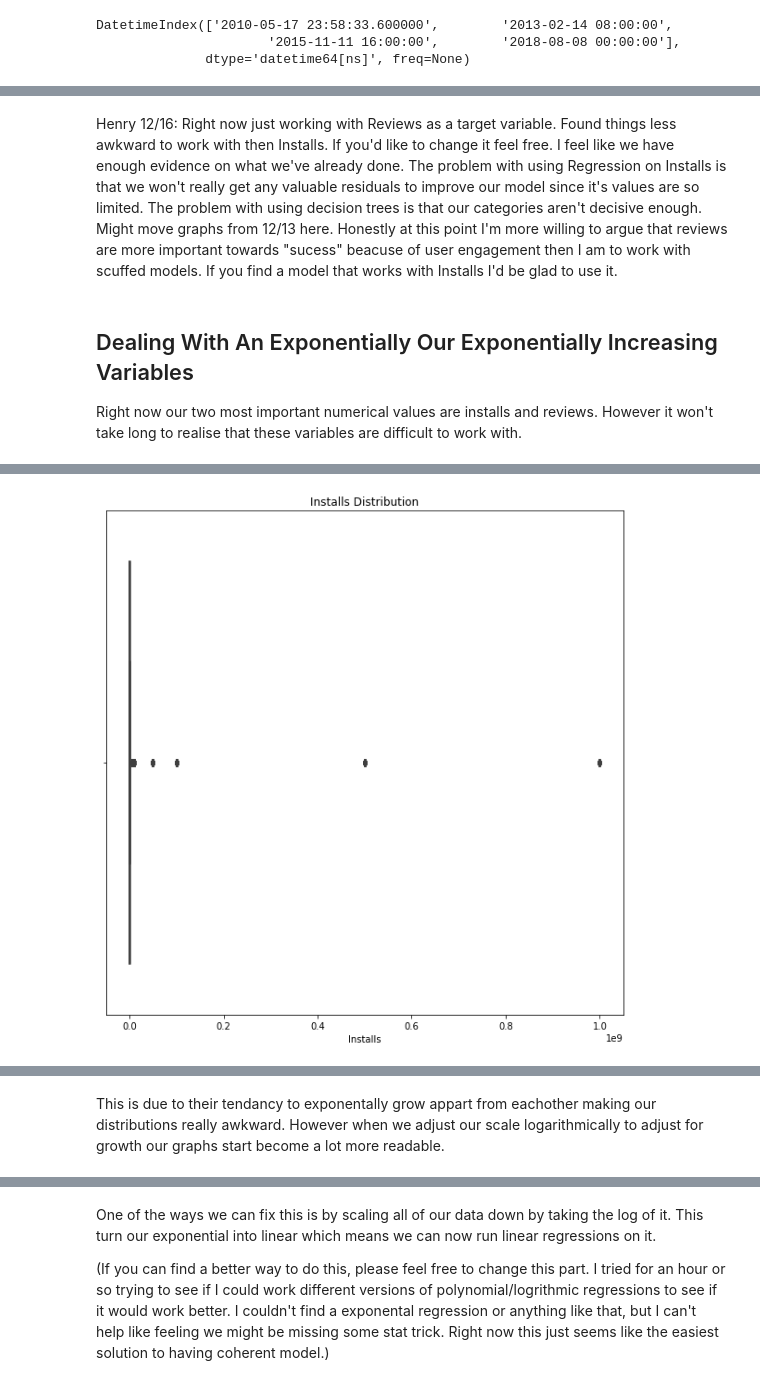
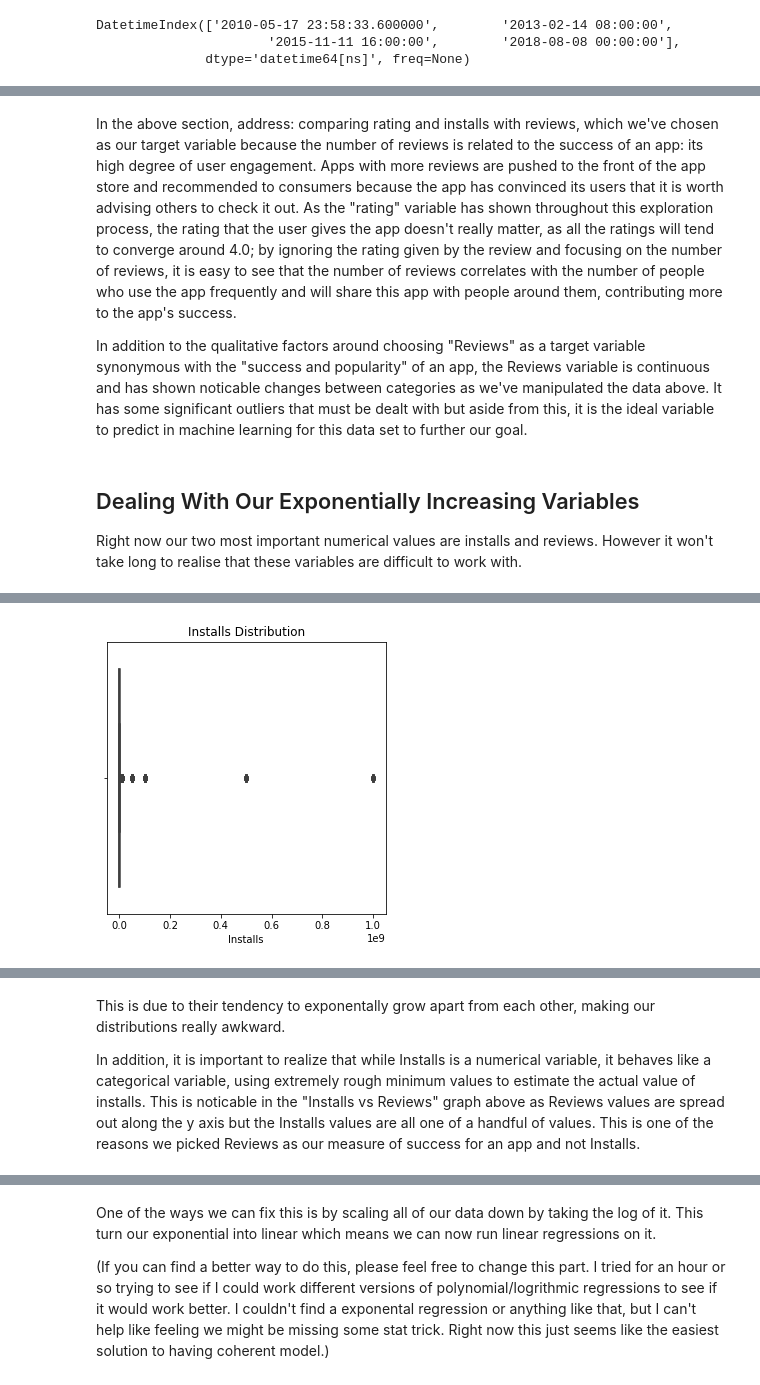
Before and after one commit to clabbott/app-data-analysis, a Jupyter notebook: FPT/Final_Proj_Tutorial.ipynb, the cells around one changed output, grey strips where cells are left out. Drawn from its saved outputs; the diff is of its cells as text; code cells hidden in the pictures.

```diff
--- a/FPT/Final_Proj_Tutorial.ipynb
+++ b/FPT/Final_Proj_Tutorial.ipynb
@@ -838,8 +842,8 @@ for price in dels:
     del num_dict[price]
 
 # Display Findings
+plt.rcParams["figure.figsize"] = (5,5)
 fig, ax = plt.subplots()
-plt.rcParams["figure.figsize"] = (10,10)
 y_pos = np.arange(len(num_dict.keys()))
 ax.set_yticks(y_pos)
 ax.set_yticklabels(num_dict.keys())
@@ -865,7 +869,6 @@ for index, row in df.iterrows():
 
 # Display Findings
 fig, ax = plt.subplots()
-plt.rcParams["figure.figsize"] = (10,10)
 y_pos = np.arange(len(num_dict.keys()))
 ax.set_yticks(y_pos)
 ax.set_yticklabels(num_dict.keys())
@@ -963,6 +966,7 @@ for i in np.arange(3):
     total_installs[i] = (total_installs[i]/(count*num[i])/TOTAL_INSTALLS) * 100
     total_ratings[i] = total_ratings[i]/(num[i])
 
+plt.rcParams["figure.figsize"] = (10,5)
 fig, ax = plt.subplots()
 plt.xlabel("Date Intervals")
 plt.title("Average Reviews per App as a Percentage of the App Store over Date Interval")
@@ -1078,4 +1081,42 @@ ml_df = ml_df.groupby(['App'], as_index=False).agg({'App': 'first', 'Category':
                                               'Genre_Productivity': 'sum', 'Genre_Social Networking': 'sum',
                                               'Genre_Utilities': 'sum'})
 ml_df = ml_df.sort_values(by = ['Installs'], ascending=False)
-ml_df.head()
+
+# Create dummy variables for category and remove column of strings
+dummy_df = pd.get_dummies(ml_df[["Category"]])
+ml_df = pd.concat([ml_df, dummy_df], axis=1)
+ml_df = ml_df.drop(["Category"], axis=1)
+
+# fix the double counting: if a dummy var has a 2, make it a 1
+for index, row in ml_df.iterrows():
+    if(row['Genre_Creativity']==2):
+        ml_df['Genre_Creativity'][index] = 1
+    if(row['Genre_Education']==2):
+        ml_df['Genre_Education'][index] = 1
+    if(row['Genre_Entertainment']==2):
+        ml_df['Genre_Entertainment'][index] = 1
+    if(row['Genre_Games']==2):
+        ml_df['Genre_Games'][index] = 1
+    if(row['Genre_Lifestyle']==2):
+        ml_df['Genre_Lifestyle'][index] = 1
+    if(row['Genre_Productivity']==2):
+        ml_df['Genre_Productivity'][index] = 1
+    if(row['Genre_Social Networking']==2):
+        ml_df['Genre_Social Networking'][index] = 1
+    if(row['Genre_Utilities']==2):
+        ml_df['Genre_Utilities'][index] = 1
+
+# Convert the "Last Updated" to an integer value so it can be understood by the regression model
+ml_df = ml_df.astype({'Last Updated': 'long'})
+
+# Convert the "Last Updated" to an integer value so it can be understood by the regression model
+ml_df = ml_df.astype({'Last Updated': 'long'})
+
+for index, row in ml_df.iterrows():
+    if(row['Is_Free']==True):
+        ml_df['Is_Free'][index] = 1
+    else:
+        ml_df['Is_Free'][index] = 0
+
+# We can also set a seed that we can return to, but I don't know why we'd need that.
+train, test = train_test_split(ml_df, test_size=0.3)
@@ -1096,10 +1132,13 @@ If our target variable is still "Success", we could try the buckets of reviews b
-# %% [markdown]
-Henry 12/16: Right now just working with Reviews as a target variable. Found things less awkward to work with then Installs. If you'd like to change it feel free. I feel like we have enough evidence on what we've already done. The problem with using Regression on Installs is that we won't really get any valuable residuals to improve our model since it's values are so limited. The problem with using decision trees is that our categories aren't decisive enough. Might move graphs from 12/13 here. Honestly at this point I'm more willing to argue that reviews are more important towards "sucess" beacuse of user engagement then I am to work with scuffed models. If you find a model that works with Installs I'd be glad to use it.
+# %% [markdown]
+In the above section, address: comparing rating and installs with reviews, which we've chosen as our target variable because the number of reviews is related to the success of an app: its high degree of user engagement. Apps with more reviews are pushed to the front of the app store and recommended to consumers because the app has convinced its users that it is worth advising others to check it out. As the "rating" variable has shown throughout this exploration process, the rating that the user gives the app doesn't really matter, as all the ratings will tend to converge around 4.0; by ignoring the rating given by the review and focusing on the number of reviews, it is easy to see that the number of reviews correlates with the number of people who use the app frequently and will share this app with people around them, contributing more to the app's success.
+
+In addition to the qualitative factors around choosing "Reviews" as a target variable synonymous with the "success and popularity" of an app, the Reviews variable is continuous and has shown noticable changes between categories as we've manipulated the data above. It has some significant outliers that must be dealt with but aside from this, it is the ideal variable to predict in machine learning for this data set to further our goal.
 # %% [markdown]
-## Dealing With An Exponentially Our Exponentially Increasing Variables
+## Dealing With Our Exponentially Increasing Variables
 
 Right now our two most important numerical values are installs and reviews. However it won't take long to realise that these variables are difficult to work with.
 # %%
+plt.rcParams["figure.figsize"] = (5,5)
 plt.xlabel("Number of Installs")
 plt.ylabel("Number of Reviews")
 plt.title("Installs vs Reviews")
@@ -1121 +1160 @@ plt.show()
-[figure, old version]
+[figure, new version]
@@ -1123,3 +1162,5 @@ plt.show()
-# %% [markdown]
-This is due to their tendancy to exponentally grow appart from eachother making our distributions really awkward. However when we adjust our scale logarithmically to adjust for growth our graphs start become a lot more readable.
+# %% [markdown]
+This is due to their tendency to exponentally grow apart from each other, making our distributions really awkward.
+
+In addition, it is important to realize that while Installs is a numerical variable, it behaves like a categorical variable, using extremely rough minimum values to estimate the actual value of installs. This is noticable in the "Installs vs Reviews" graph above as Reviews values are spread out along the y axis but the Installs values are all one of a handful of values. This is one of the reasons we picked Reviews as our measure of success for an app and not Installs.
 # %%
```
Also changed, not shown: parts of 33 cells of this notebook.
